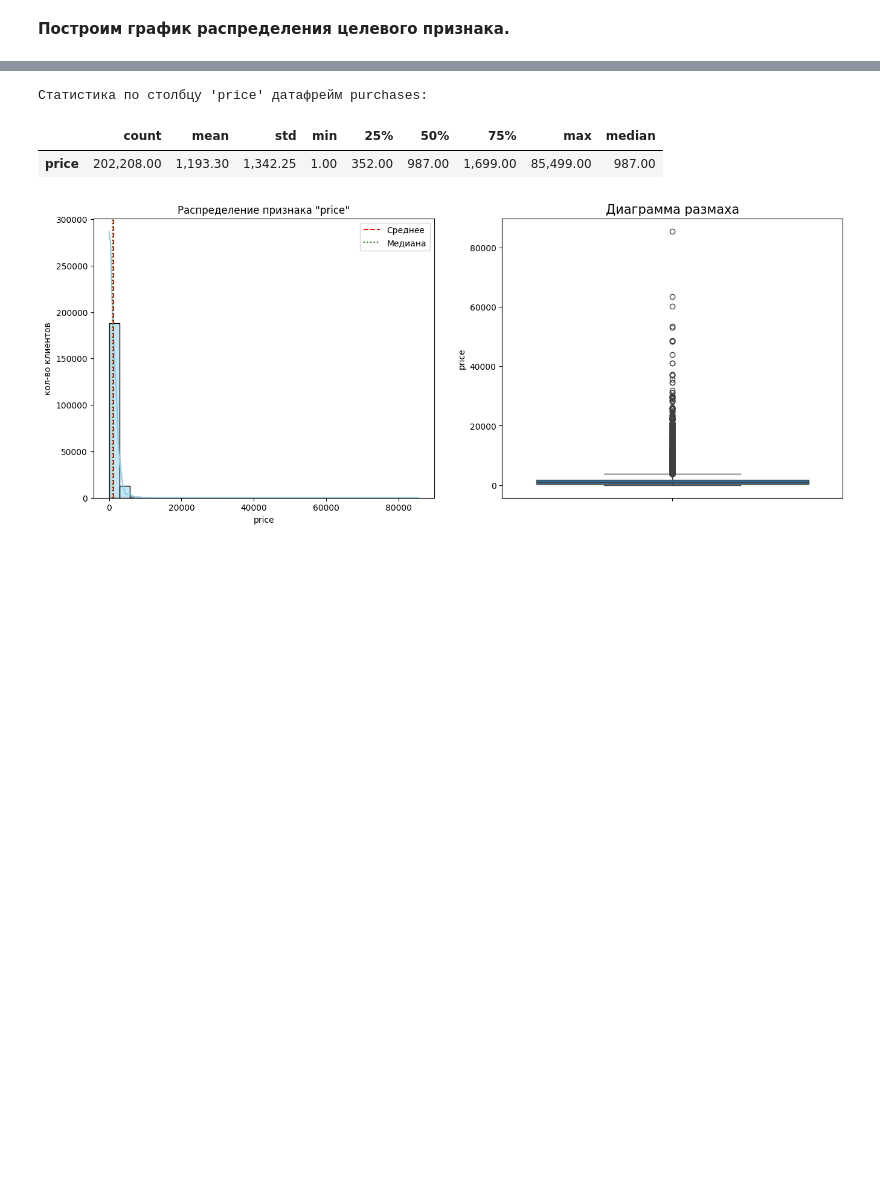
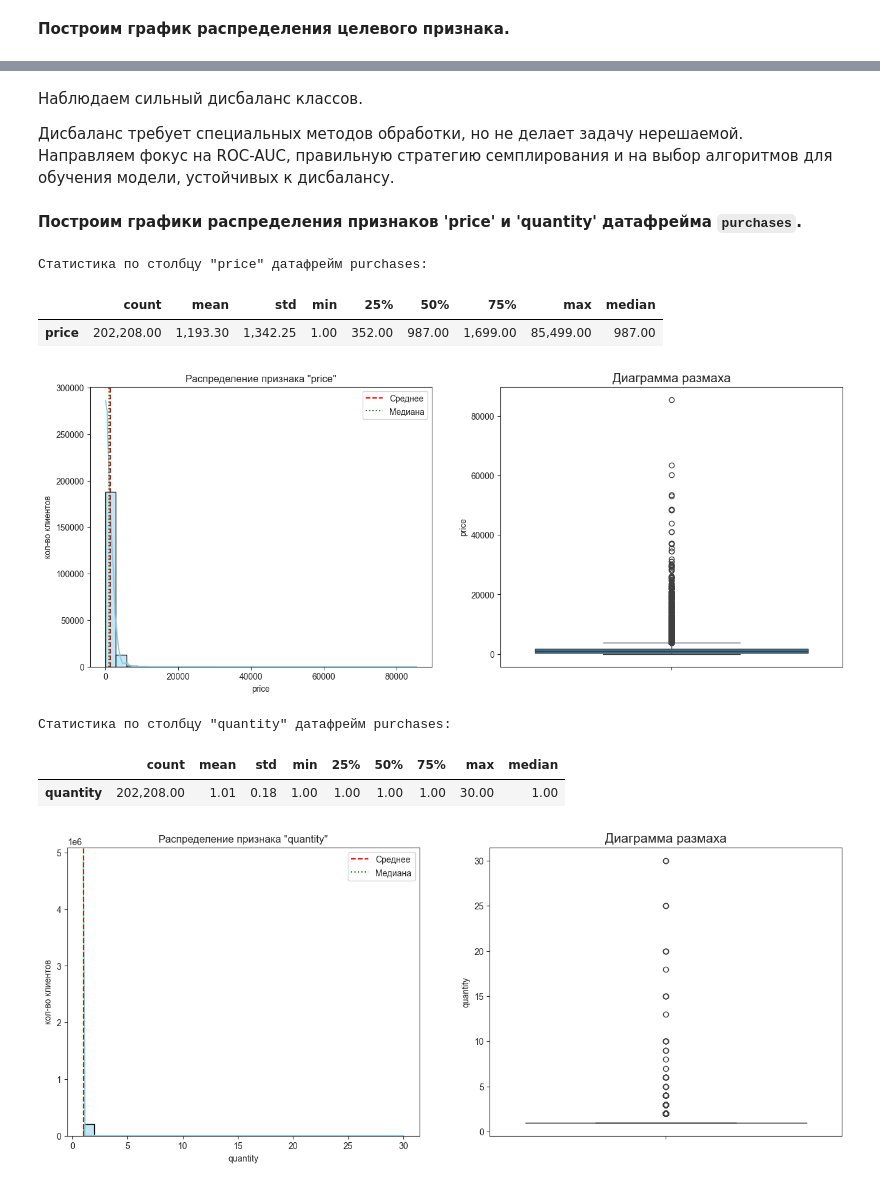
Before and after one commit to volkovask/marketing, a Jupyter notebook: marketing.ipynb, the cells around one changed output, grey strips where cells are left out. Drawn from its saved outputs; the diff is of its cells as text; code cells hidden in the pictures; blank space fills up the shorter version.

```diff
--- a/marketing.ipynb
+++ b/marketing.ipynb
@@ -608,7 +609,18 @@ custom_count_plot()
+# %% [markdown]
+Наблюдаем сильный дисбаланс классов.<br/>
+
+Дисбаланс требует специальных методов обработки, но не делает задачу нерешаемой.<br/>
+Направляем фокус на ROC-AUC, правильную стратегию семплирования и на выбор алгоритмов для обучения модели, устойчивых к дисбалансу.
+# %% [markdown]
+**Построим графики распределения признаков 'price' и 'quantity' датафрейма `purchases`.**
 # %%
-custom_hist()
+custom_hist(add_columns=['quantity'])
 # %% [output]
-Статистика по столбцу 'price' датафрейм purchases:
+Статистика по столбцу "price" датафрейм purchases:
 |  | count | mean | std | min | 25% | 50% | 75% | max | median |
 | price | 202,208.00 | 1,193.30 | 1,342.25 | 1.00 | 352.00 | 987.00 | 1,699.00 | 85,499.00 | 987.00 |
-[figure, old version]
+[figure, new version]
+Статистика по столбцу "quantity" датафрейм purchases:
+|  | count | mean | std | min | 25% | 50% | 75% | max | median |
+| quantity | 202,208.00 | 1.01 | 0.18 | 1.00 | 1.00 | 1.00 | 1.00 | 30.00 | 1.00 |
+[figure, added]
```
Also changed, not shown: parts of 85 cells of this notebook.
